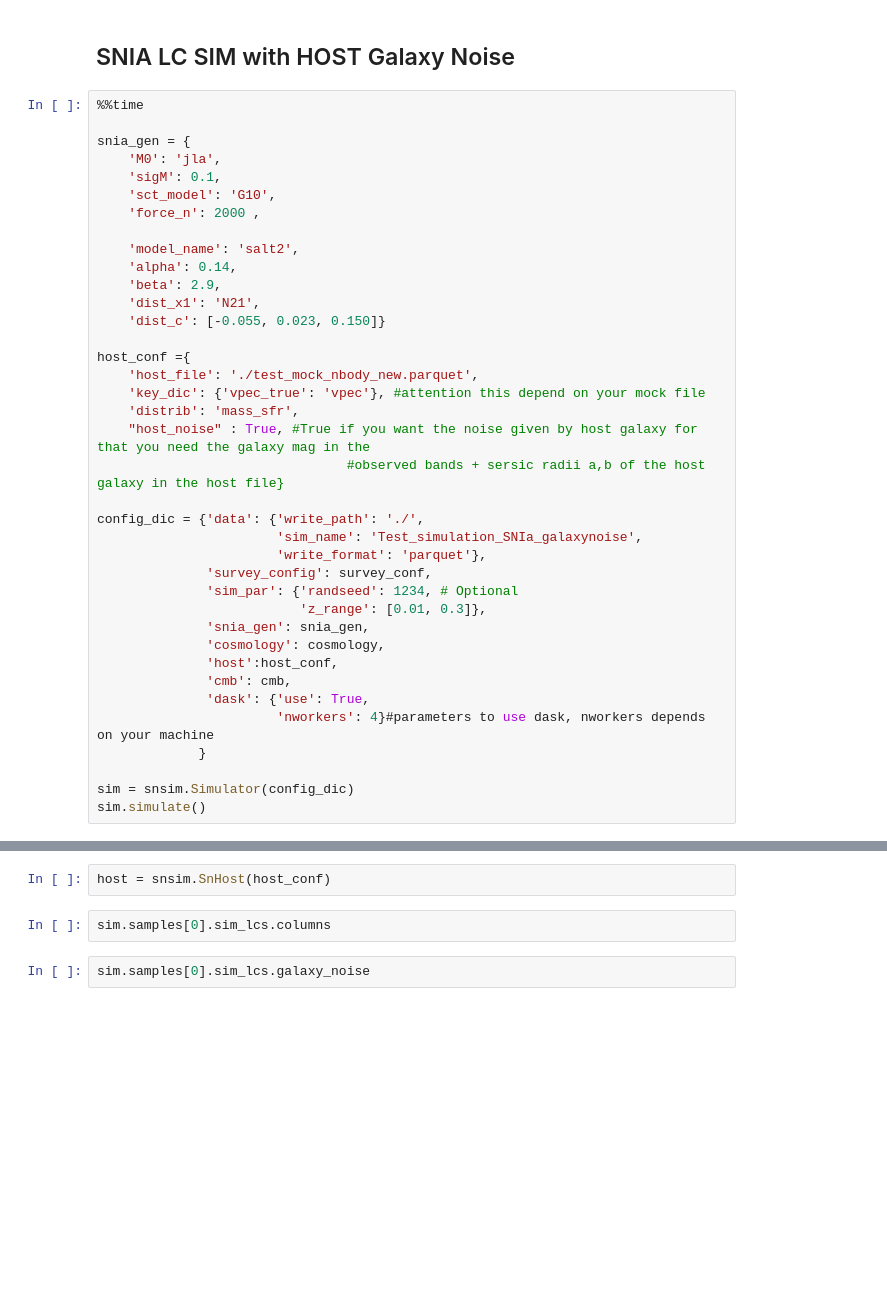
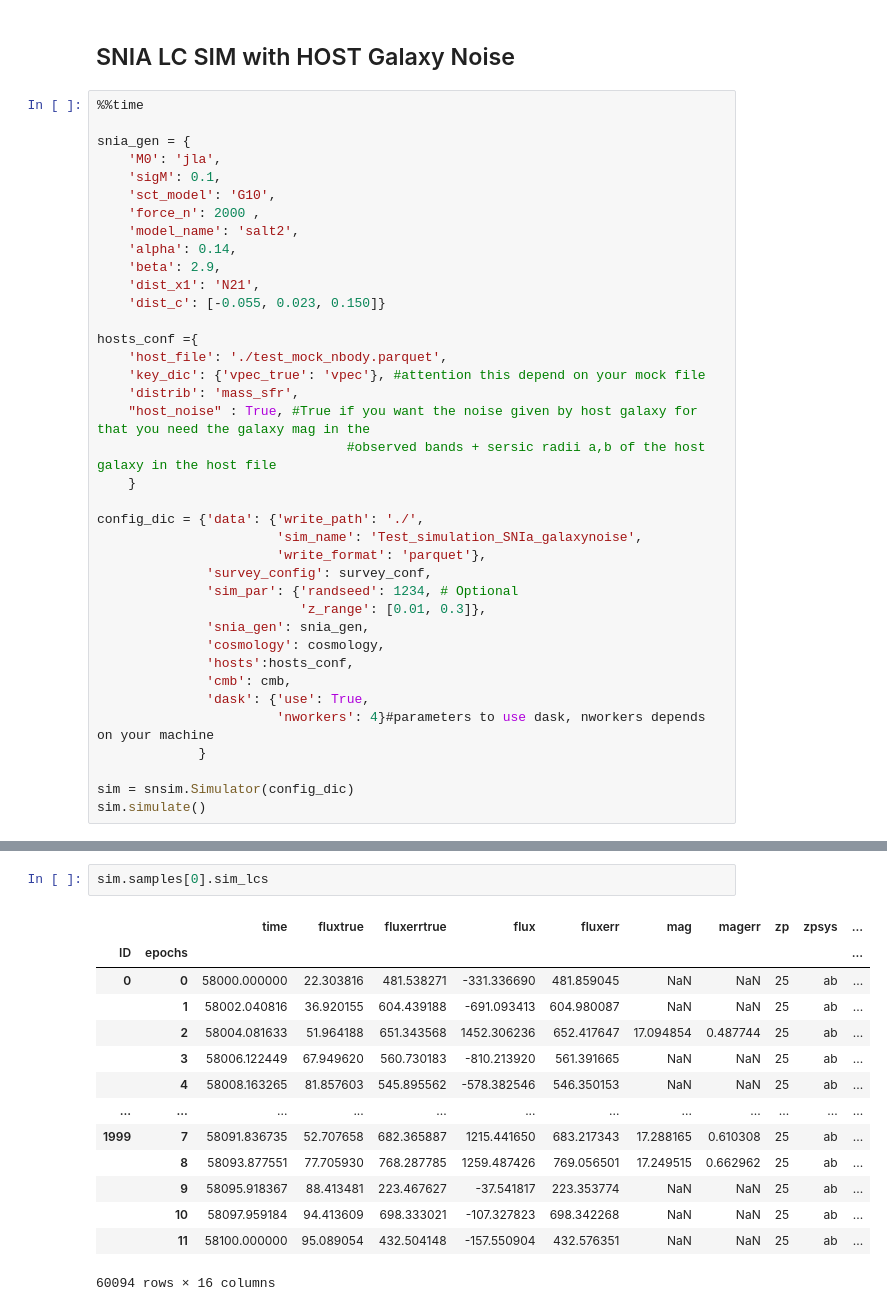
Before and after one commit to bastiencarreres/snsim, a Jupyter notebook: Examples/SN_simulation.ipynb, the cells around one changed output, grey strips where cells are left out. Cells and saved outputs as stored; diff of their text form; blank space fills up the shorter version.

```diff
--- a/Examples/SN_simulation.ipynb
+++ b/Examples/SN_simulation.ipynb
@@ -234,19 +234,19 @@ snia_gen = {
     'sigM': 0.1,
     'sct_model': 'G10',
     'force_n': 2000 ,
-
     'model_name': 'salt2',
     'alpha': 0.14,
     'beta': 2.9,
     'dist_x1': 'N21',
     'dist_c': [-0.055, 0.023, 0.150]}
 
-host_conf ={
-    'host_file': './test_mock_nbody_new.parquet',
+hosts_conf ={
+    'host_file': './test_mock_nbody.parquet',
     'key_dic': {'vpec_true': 'vpec'}, #attention this depend on your mock file
     'distrib': 'mass_sfr',
     "host_noise" : True, #True if you want the noise given by host galaxy for that you need the galaxy mag in the
-                                #observed bands + sersic radii a,b of the host galaxy in the host file}
+                                #observed bands + sersic radii a,b of the host galaxy in the host file
+    }
 
 config_dic = {'data': {'write_path': './',
                        'sim_name': 'Test_simulation_SNIa_galaxynoise',
@@ -256,7 +256,7 @@ config_dic = {'data': {'write_path': './',
                           'z_range': [0.01, 0.3]},
               'snia_gen': snia_gen,
               'cosmology': cosmology,
-              'host':host_conf,
+              'hosts':hosts_conf,
               'cmb': cmb,
               'dask': {'use': True,
                        'nworkers': 4}#parameters to use dask, nworkers depends on your machine
@@ -269,6 +285,17 @@ ValueError: Set vpec_dist xor hosts
-# %%
-host = snsim.SnHost(host_conf)
-# %%
-sim.samples[0].sim_lcs.columns
-# %%
-sim.samples[0].sim_lcs.galaxy_noise
+# %%
+sim.samples[0].sim_lcs
+# %% [output]
+|  |  | time | fluxtrue | fluxerrtrue | flux | fluxerr | mag | magerr | zp | zpsys | ... |
+| ID | epochs |  |  |  |  |  |  |  |  |  | ... |
+| 0 | 0 | 58000.000000 | 22.303816 | 481.538271 | -331.336690 | 481.859045 | NaN | NaN | 25 | ab | ... |
+|  | 1 | 58002.040816 | 36.920155 | 604.439188 | -691.093413 | 604.980087 | NaN | NaN | 25 | ab | ... |
+|  | 2 | 58004.081633 | 51.964188 | 651.343568 | 1452.306236 | 652.417647 | 17.094854 | 0.487744 | 25 | ab | ... |
+|  | 3 | 58006.122449 | 67.949620 | 560.730183 | -810.213920 | 561.391665 | NaN | NaN | 25 | ab | ... |
+|  | 4 | 58008.163265 | 81.857603 | 545.895562 | -578.382546 | 546.350153 | NaN | NaN | 25 | ab | ... |
+| ... | ... | ... | ... | ... | ... | ... | ... | ... | ... | ... | ... |
+| 1999 | 7 | 58091.836735 | 52.707658 | 682.365887 | 1215.441650 | 683.217343 | 17.288165 | 0.610308 | 25 | ab | ... |
+|  | 8 | 58093.877551 | 77.705930 | 768.287785 | 1259.487426 | 769.056501 | 17.249515 | 0.662962 | 25 | ab | ... |
+|  | 9 | 58095.918367 | 88.413481 | 223.467627 | -37.541817 | 223.353774 | NaN | NaN | 25 | ab | ... |
+|  | 10 | 58097.959184 | 94.413609 | 698.333021 | -107.327823 | 698.342268 | NaN | NaN | 25 | ab | ... |
+|  | 11 | 58100.000000 | 95.089054 | 432.504148 | -157.550904 | 432.576351 | NaN | NaN | 25 | ab | ... |
+60094 rows × 16 columns
```
Also changed, not shown: parts of 4 cells of this notebook, 1 other file.
